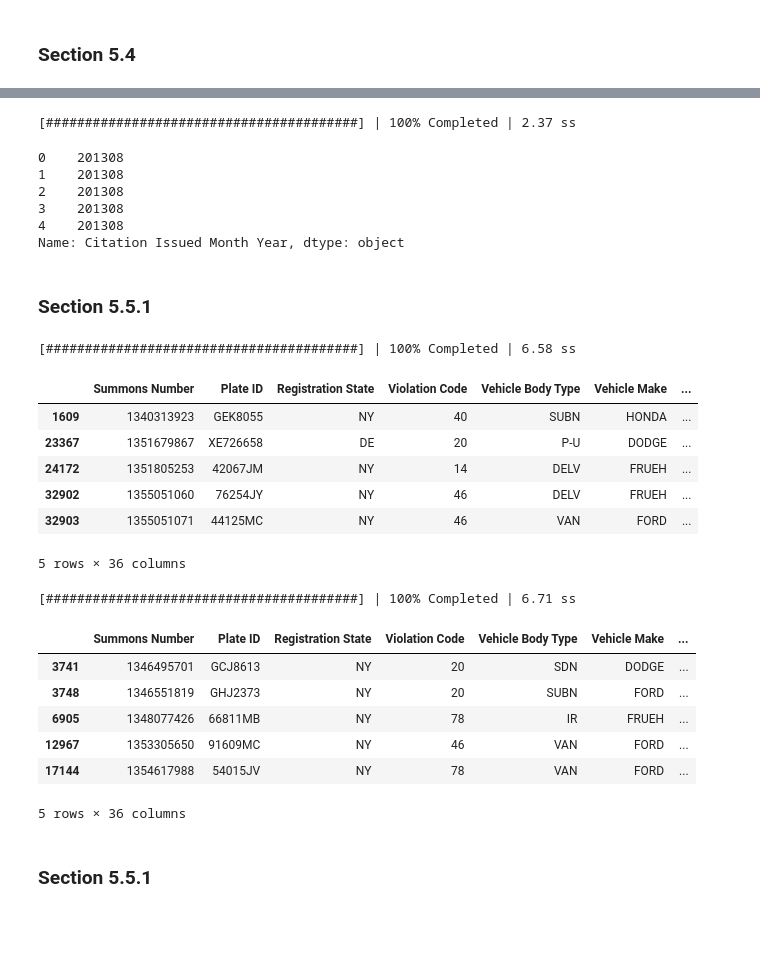
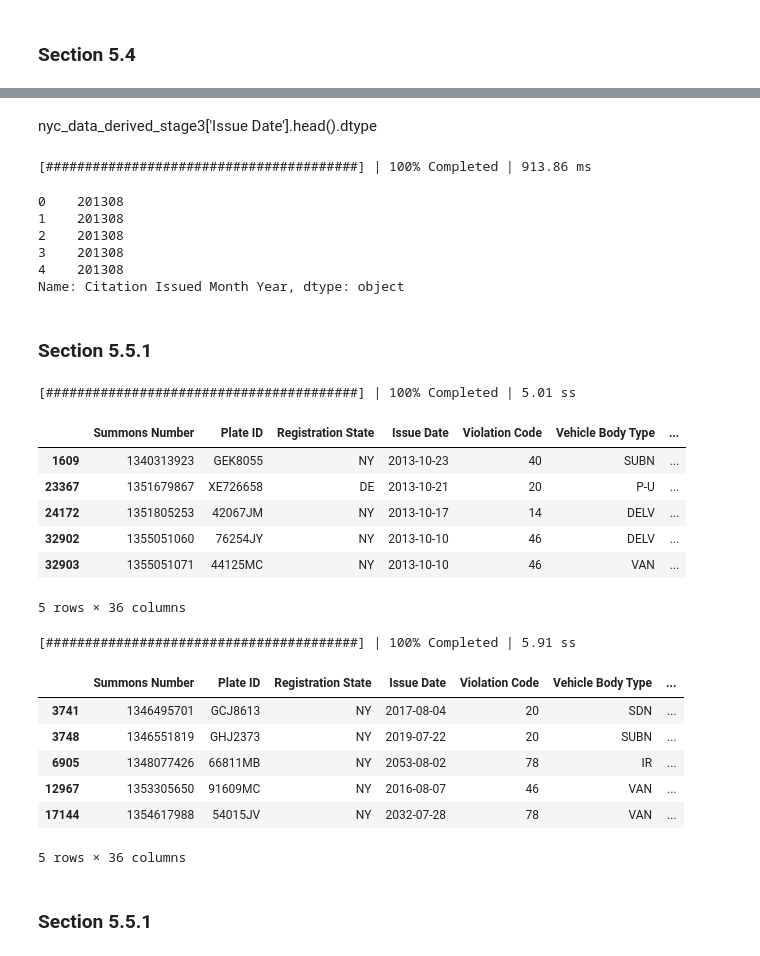
Before and after one commit to Goldstrom/data-science-python-dask, a Jupyter notebook: Chapter 5.ipynb, the cells around one changed output, grey strips where cells are left out. Drawn from its saved outputs; the diff is of its cells as text; code cells hidden in the pictures; blank space fills up the shorter version.

```diff
--- a/Chapter 5.ipynb
+++ b/Chapter 5.ipynb
@@ -62,0 +79,3 @@ nyc_data_raw = dd.read_csv('nyc-parking-tickets/*.csv', dtype=dtypes, usecols=dt
+# %%
+# then source parquet instead of csv
+nyc_data_raw = dd.read_parquet('nyc_data_raw_parquet')
@@ -385,0 +406,2 @@ Name: Issue Date, dtype: datetime64[ns]
+# %%
+nyc_data_derived_stage3 = nyc_data_recode_stage6 # necessary because using parquet raw with autodate
@@ -386,5 +416,7 @@ Name: Issue Date, dtype: datetime64[ns]
+# %% [markdown]
+nyc_data_derived_stage3['Issue Date'].head().dtype
 # %%
 # Listing 5.25
-issue_date_month_year = nyc_data_derived_stage3['Issue Date'].apply(lambda dt: dt.strftime("%Y%m"), meta=str)
+issue_date_month_year = nyc_data_derived_stage3['Issue Date'].apply(lambda dt: dt.strftime("%Y%m"), meta=int32)
 nyc_data_derived_stage4 = nyc_data_derived_stage3.assign(IssueMonthYear=issue_date_month_year)
 nyc_data_derived_stage5 = nyc_data_derived_stage4.rename(columns={'IssueMonthYear':'Citation Issued Month Year'})
@@ -440,7 +425,7 @@ schema = {
 with ProgressBar():
     display(nyc_data_derived_stage5['Citation Issued Month Year'].head())
 # %% [output]
-[########################################] | 100% Completed | 2.37 ss
+[########################################] | 100% Completed | 913.86 ms
 0    201308
 1    201308
 2    201308
@@ -458,30 +443,30 @@ october_citations = nyc_data_derived_stage5[condition]
 with ProgressBar():
     display(october_citations.head())
 # %% [output]
-[########################################] | 100% Completed | 6.58 ss
+[########################################] | 100% Completed | 5.01 ss
-|  | Summons Number | Plate ID | Registration State | Violation Code | Vehicle Body Type | Vehicle Make | ... |
-| 1609 | 1340313923 | GEK8055 | NY | 40 | SUBN | HONDA | ... |
-| 23367 | 1351679867 | XE726658 | DE | 20 | P-U | DODGE | ... |
-| 24172 | 1351805253 | 42067JM | NY | 14 | DELV | FRUEH | ... |
-| 32902 | 1355051060 | 76254JY | NY | 46 | DELV | FRUEH | ... |
-| 32903 | 1355051071 | 44125MC | NY | 46 | VAN | FORD | ... |
+|  | Summons Number | Plate ID | Registration State | Issue Date | Violation Code | Vehicle Body Type | ... |
+| 1609 | 1340313923 | GEK8055 | NY | 2013-10-23 | 40 | SUBN | ... |
+| 23367 | 1351679867 | XE726658 | DE | 2013-10-21 | 20 | P-U | ... |
+| 24172 | 1351805253 | 42067JM | NY | 2013-10-17 | 14 | DELV | ... |
+| 32902 | 1355051060 | 76254JY | NY | 2013-10-10 | 46 | DELV | ... |
+| 32903 | 1355051071 | 44125MC | NY | 2013-10-10 | 46 | VAN | ... |
 5 rows × 36 columns
 # %%
 # Listing 5.28
-bound_date = '2016-4-25'
-condition = nyc_data_derived_stage5['Issue Date'] > bound_date
+bound_date = '2016-04-25' # added padding to month
+condition = nyc_data_derived_stage5['Issue Date'] > datetime.strptime(bound_date,"%Y-%m-%d" ).date()
 citations_after_bound = nyc_data_derived_stage5[condition]
 
 with ProgressBar():
     display(citations_after_bound.head())
 # %% [output]
-[########################################] | 100% Completed | 6.71 ss
+[########################################] | 100% Completed | 5.91 ss
-|  | Summons Number | Plate ID | Registration State | Violation Code | Vehicle Body Type | Vehicle Make | ... |
-| 3741 | 1346495701 | GCJ8613 | NY | 20 | SDN | DODGE | ... |
-| 3748 | 1346551819 | GHJ2373 | NY | 20 | SUBN | FORD | ... |
-| 6905 | 1348077426 | 66811MB | NY | 78 | IR | FRUEH | ... |
-| 12967 | 1353305650 | 91609MC | NY | 46 | VAN | FORD | ... |
-| 17144 | 1354617988 | 54015JV | NY | 78 | VAN | FORD | ... |
+|  | Summons Number | Plate ID | Registration State | Issue Date | Violation Code | Vehicle Body Type | ... |
+| 3741 | 1346495701 | GCJ8613 | NY | 2017-08-04 | 20 | SDN | ... |
+| 3748 | 1346551819 | GHJ2373 | NY | 2019-07-22 | 20 | SUBN | ... |
+| 6905 | 1348077426 | 66811MB | NY | 2053-08-02 | 78 | IR | ... |
+| 12967 | 1353305650 | 91609MC | NY | 2016-08-07 | 46 | VAN | ... |
+| 17144 | 1354617988 | 54015JV | NY | 2032-07-28 | 78 | VAN | ... |
 5 rows × 36 columns
 # %% [markdown]
 ### Section 5.5.1
```
Also changed, not shown: parts of 48 cells of this notebook, 4 other files.
